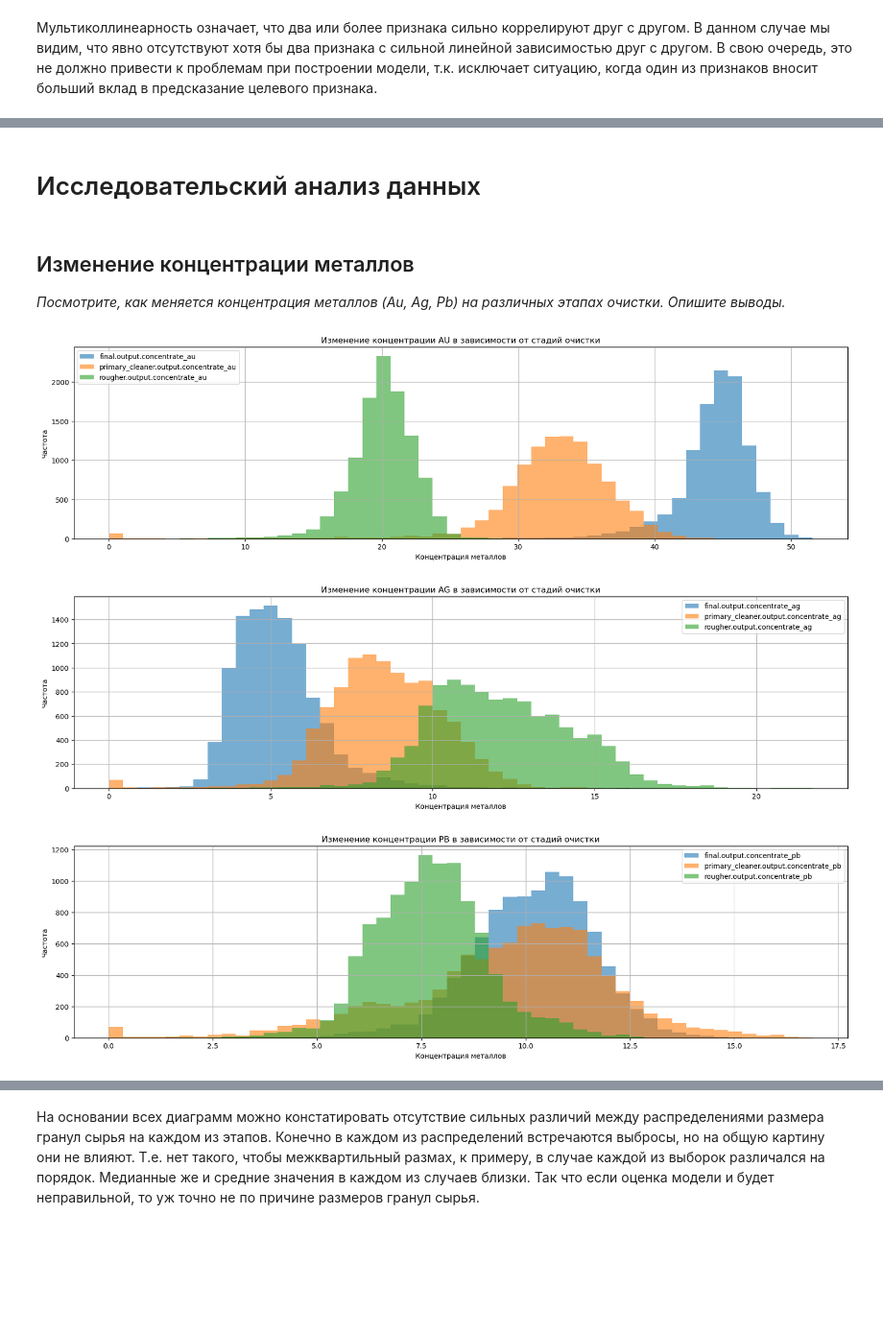
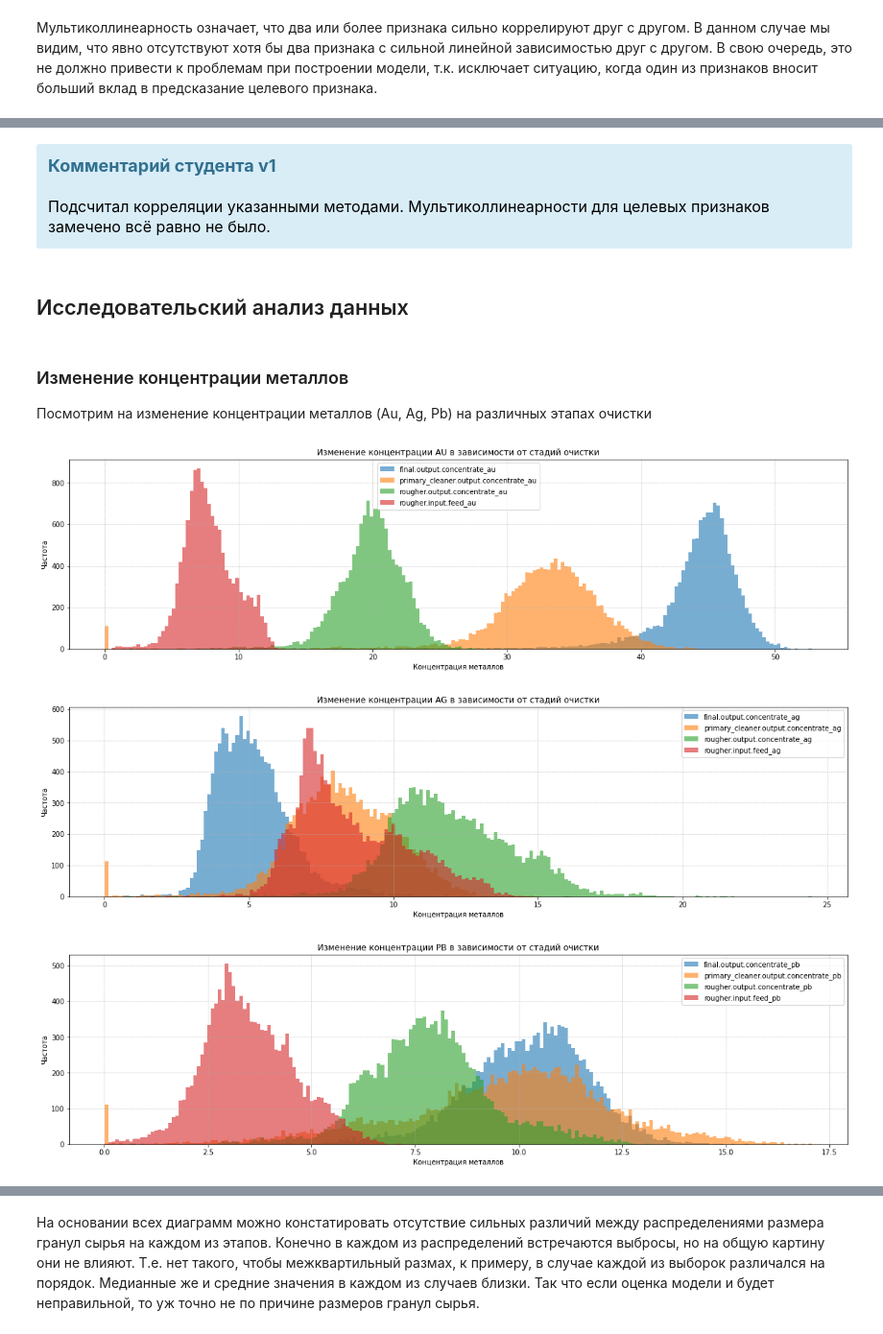
Before and after one commit to trofimovelijah/data-analysis-tools, a Jupyter notebook: 04-recovery_gold_from_ore.ipynb, the cells around one changed output, grey strips where cells are left out. Shown at 96% size. Drawn from its saved outputs; the diff is of its cells as text; code cells hidden in the pictures; blank space fills up the shorter version.

```diff
--- a/04-recovery_gold_from_ore.ipynb
+++ b/04-recovery_gold_from_ore.ipynb
@@ -280,6 +463,6 @@ plt.show()
 # %%
-data_train_clr = data_train[(data_train['final.output.recovery'] > 50) & (data_train['final.output.recovery'] < 88)]
-data_train_clr = data_train_clr[(data_train_clr['rougher.output.recovery'] > 66) & (data_train_clr['rougher.output.recovery'] != 100)]
+data_train_clr = data_train[(data_train['final.output.recovery'] != 0) & (data_train['final.output.recovery'] != 100)]
+data_train_clr = data_train_clr[(data_train_clr['rougher.output.recovery'] != 0) & (data_train_clr['rougher.output.recovery'] != 100)]
 # %% [markdown]
 Теперь устраним для остальных признаков выбивающиеся значения `0`
 # %%
@@ -336,3 +557,3 @@ print(f'Суммарное число пропусков {data_train_clr.isnull(
 # %%
-data_train_clr.dropna(subset=['secondary_cleaner.output.tail_sol'], inplace=True)
+data_train_clr['secondary_cleaner.output.tail_sol'].fillna(method='bfill', inplace=True)
 data_train_clr.interpolate(method='linear', inplace=True)
@@ -398,28 +669,41 @@ correlation_matrix_train
+# %% [markdown]
+<div class="alert alert-info">
+<font size="4"><b>Комментарий студента v1</b></font>
+    <br />
+    <font size="3", color = "black">
+<br />
+        Подсчитал корреляции указанными методами. Мультиколлинеарности для целевых признаков замечено всё равно не было.
 # %% [markdown]
-# Исследовательский анализ данных
+## Исследовательский анализ данных
 # %% [markdown]
-## Изменение концентрации металлов
-_Посмотрите, как меняется концентрация металлов (Au, Ag, Pb) на различных этапах очистки. Опишите выводы._
+### Изменение концентрации металлов
+Посмотрим на изменение концентрации металлов (Au, Ag, Pb) на различных этапах очистки
 # %%
-output_concentrate = data_train_clr.filter(like='output.concentrate')
+filter_concentrate = data_train_clr.filter(like='output.concentrate').merge(
+    data_train_clr.filter(like='rougher.input.feed'),
+    left_index=True,
+    right_index=True
+                                                                           )
 
 # Строим графики для каждого металла на различных этапах очистки
 for metal in ['au', 'ag', 'pb']:
-    metal_concentrate = output_concentrate.filter(like=metal)
+    metal_concentrate = filter_concentrate.filter(like=metal)
     metal_concentrate.plot(
         kind='hist',
         histtype='barstacked',
-        bins=50,
+        bins=200,
         linewidth=10,
         alpha=0.6,
         figsize=(20, 5)
     )
     plt.title(f'Изменение концентрации {metal.upper()} в зависимости от стадий очистки')
     plt.xlabel('Концентрация металлов')
     plt.ylabel('Частота')
-    plt.grid()
+    #plt.xlim(0,0.4)
+    #plt.ylim(0,200)
+    plt.grid(which="major", linestyle='--', linewidth=0.5)
 plt.show()
 # %% [output]
-[figure, old version]
+[figure, new version]
-[figure, old version]
+[figure, new version]
-[figure, old version]
+[figure, new version]
```
Also changed, not shown: parts of 142 cells of this notebook.
